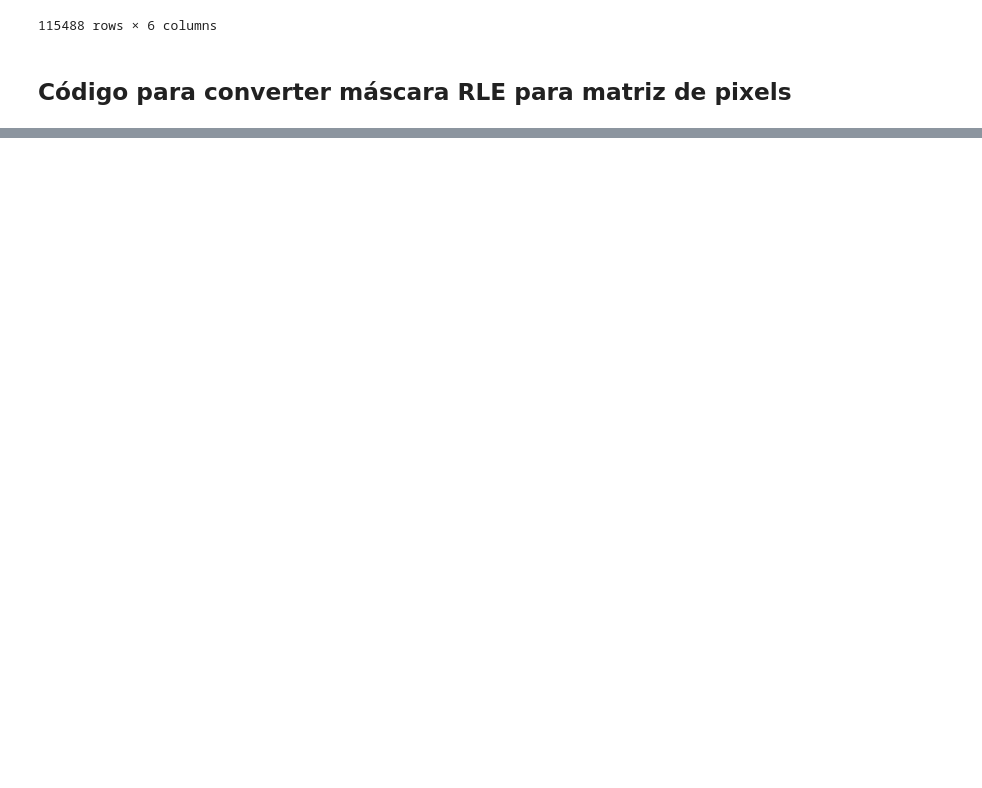
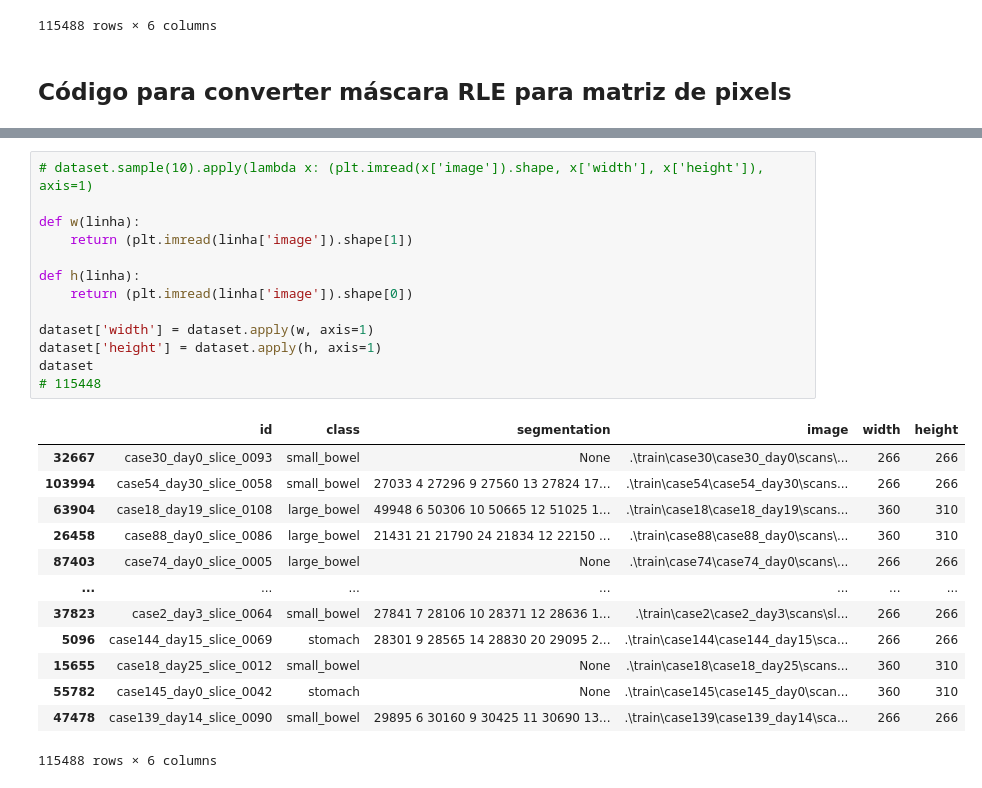
Before and after one commit to PauloUbirajara/uw-madison-image-segmentation, a Jupyter notebook: segmentation.ipynb, the cells around one changed output, grey strips where cells are left out. Drawn from its saved outputs; the diff is of its cells as text; blank space fills up the shorter version.

```diff
--- a/segmentation.ipynb
+++ b/segmentation.ipynb
@@ -85,0 +86,27 @@ plt.show()
+# %%
+# dataset.sample(10).apply(lambda x: (plt.imread(x['image']).shape, x['width'], x['height']), axis=1)
+
+def w(linha):
+	return (plt.imread(linha['image']).shape[1])
+
+def h(linha):
+	return (plt.imread(linha['image']).shape[0])
+
+dataset['width'] = dataset.apply(w, axis=1)
+dataset['height'] = dataset.apply(h, axis=1)
+dataset
+# 115448
+# %% [output]
+|  | id | class | segmentation | image | width | height |
+| 32667 | case30_day0_slice_0093 | small_bowel | None | .\train\case30\case30_day0\scans\... | 266 | 266 |
+| 103994 | case54_day30_slice_0058 | small_bowel | 27033 4 27296 9 27560 13 27824 17... | .\train\case54\case54_day30\scans... | 266 | 266 |
+| 63904 | case18_day19_slice_0108 | large_bowel | 49948 6 50306 10 50665 12 51025 1... | .\train\case18\case18_day19\scans... | 360 | 310 |
+| 26458 | case88_day0_slice_0086 | large_bowel | 21431 21 21790 24 21834 12 22150 ... | .\train\case88\case88_day0\scans\... | 360 | 310 |
+| 87403 | case74_day0_slice_0005 | large_bowel | None | .\train\case74\case74_day0\scans\... | 266 | 266 |
+| ... | ... | ... | ... | ... | ... | ... |
+| 37823 | case2_day3_slice_0064 | small_bowel | 27841 7 28106 10 28371 12 28636 1... | .\train\case2\case2_day3\scans\sl... | 266 | 266 |
+| 5096 | case144_day15_slice_0069 | stomach | 28301 9 28565 14 28830 20 29095 2... | .\train\case144\case144_day15\sca... | 266 | 266 |
+| 15655 | case18_day25_slice_0012 | small_bowel | None | .\train\case18\case18_day25\scans... | 360 | 310 |
+| 55782 | case145_day0_slice_0042 | stomach | None | .\train\case145\case145_day0\scan... | 360 | 310 |
+| 47478 | case139_day14_slice_0090 | small_bowel | 29895 6 30160 9 30425 11 30690 13... | .\train\case139\case139_day14\sca... | 266 | 266 |
+115488 rows × 6 columns
```
Also changed, not shown: parts of 6 cells of this notebook, 1 other file.
